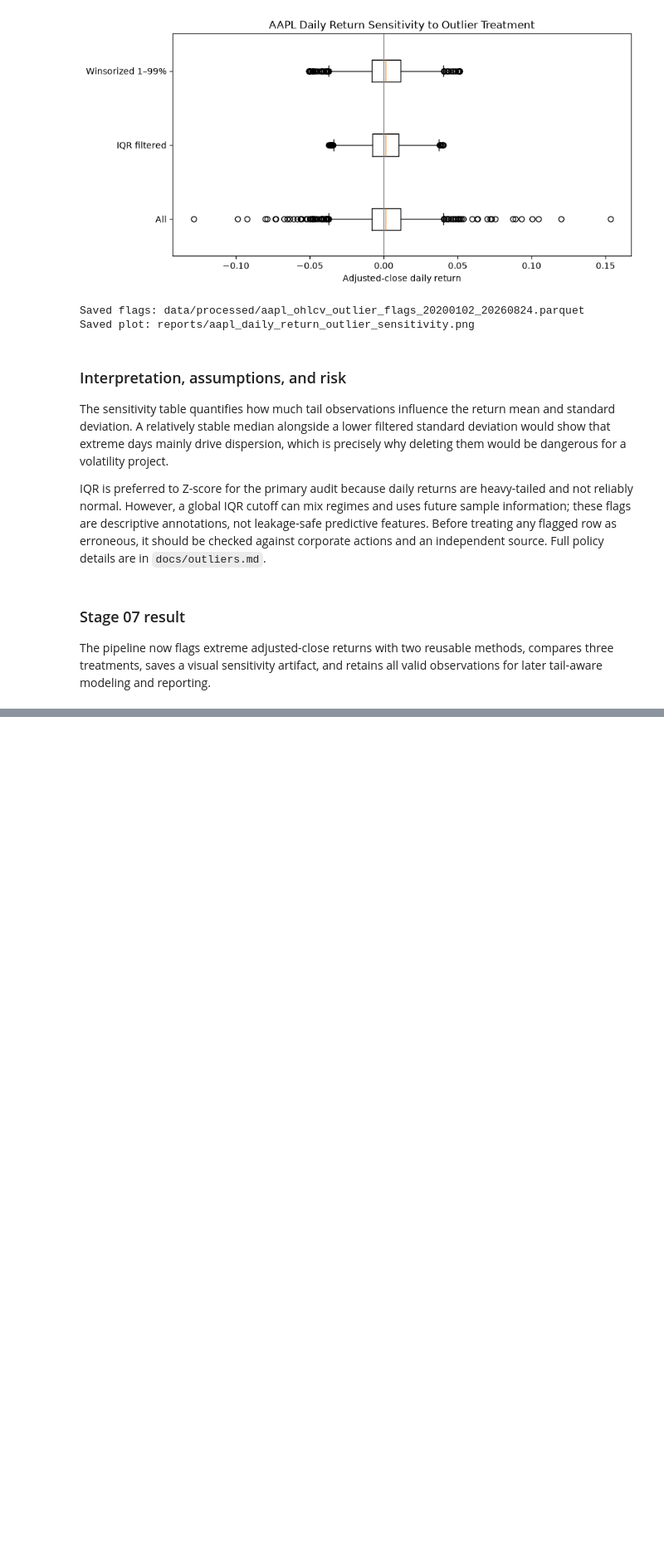
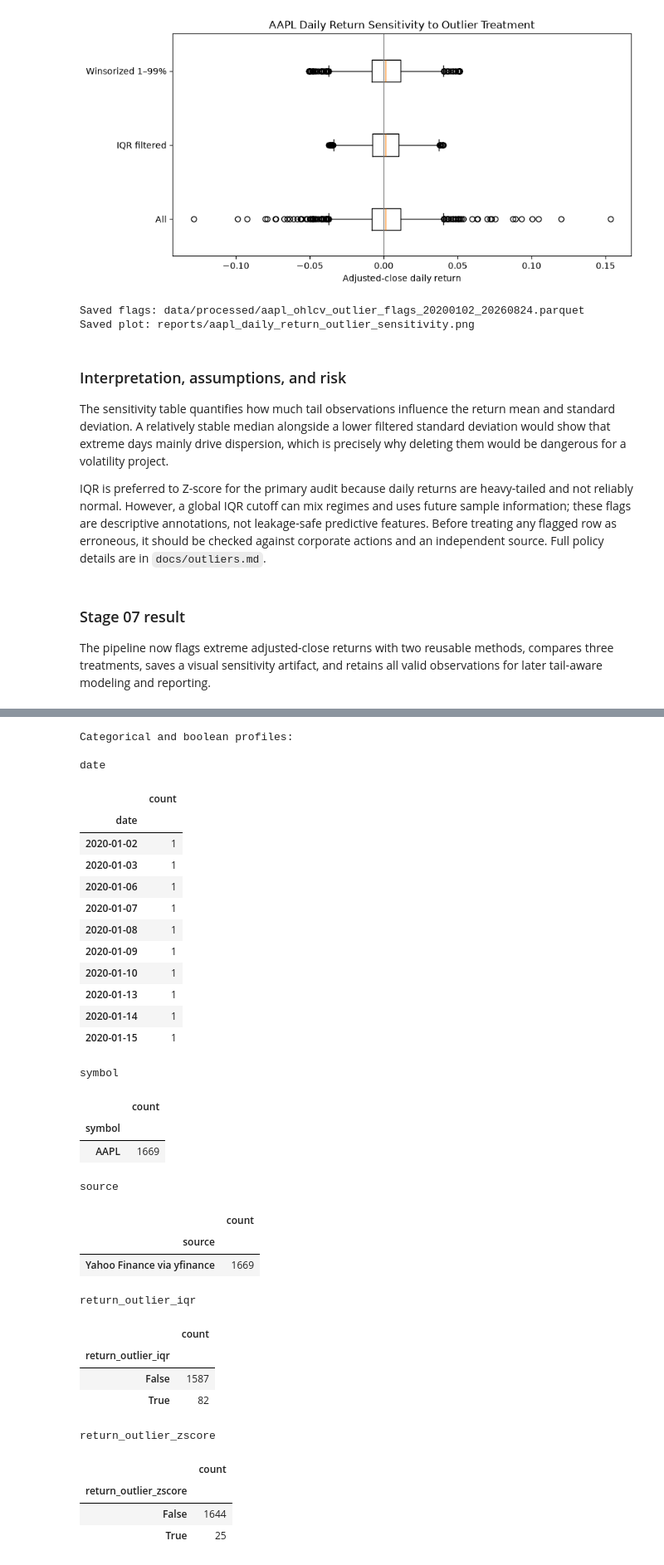
Before and after one commit to kevin-666777/bootcamp_zizhe_zhou, a Jupyter notebook: project/notebooks/project_pipeline.ipynb, the cells around one changed output, grey strips where cells are left out. Shown at 83% size. Drawn from its saved outputs; the diff is of its cells as text; code cells hidden in the pictures; blank space fills up the shorter version.

```diff
--- a/project/notebooks/project_pipeline.ipynb
+++ b/project/notebooks/project_pipeline.ipynb
@@ -310,0 +385,42 @@ The pipeline now flags extreme adjusted-close returns with two reusable methods,
+# %%
+print('Categorical and boolean profiles:')
+for column, counts in profile['categorical_profiles'].items():
+    print(f'\n{column}')
+    display(counts.head(10))
+
+missing_counts = eda_data.isna().sum().sort_values(ascending=False)
+display(missing_counts.to_frame('missing_count').head(10))
+# %% [output]
+Categorical and boolean profiles:
+
+date
+|  | count |
+| date |  |
+| 2020-01-02 | 1 |
+| 2020-01-03 | 1 |
+| 2020-01-06 | 1 |
+| 2020-01-07 | 1 |
+| 2020-01-08 | 1 |
+| 2020-01-09 | 1 |
+| 2020-01-10 | 1 |
+| 2020-01-13 | 1 |
+| 2020-01-14 | 1 |
+| 2020-01-15 | 1 |
+symbol
+|  | count |
+| symbol |  |
+| AAPL | 1669 |
+source
+|  | count |
+| source |  |
+| Yahoo Finance via yfinance | 1669 |
+return_outlier_iqr
+|  | count |
+| return_outlier_iqr |  |
+| False | 1587 |
+| True | 82 |
+return_outlier_zscore
+|  | count |
+| return_outlier_zscore |  |
+| False | 1644 |
+| True | 25 |
```
Also changed, not shown: parts of 9 cells of this notebook, 4 other files.
